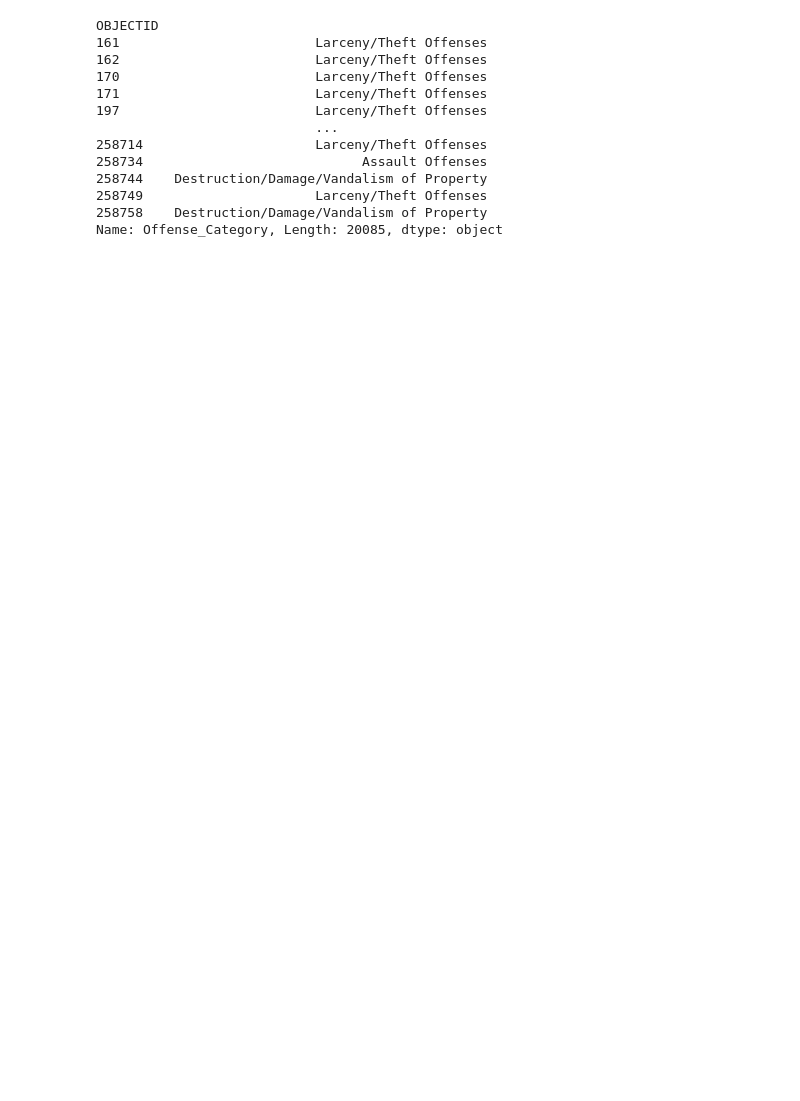
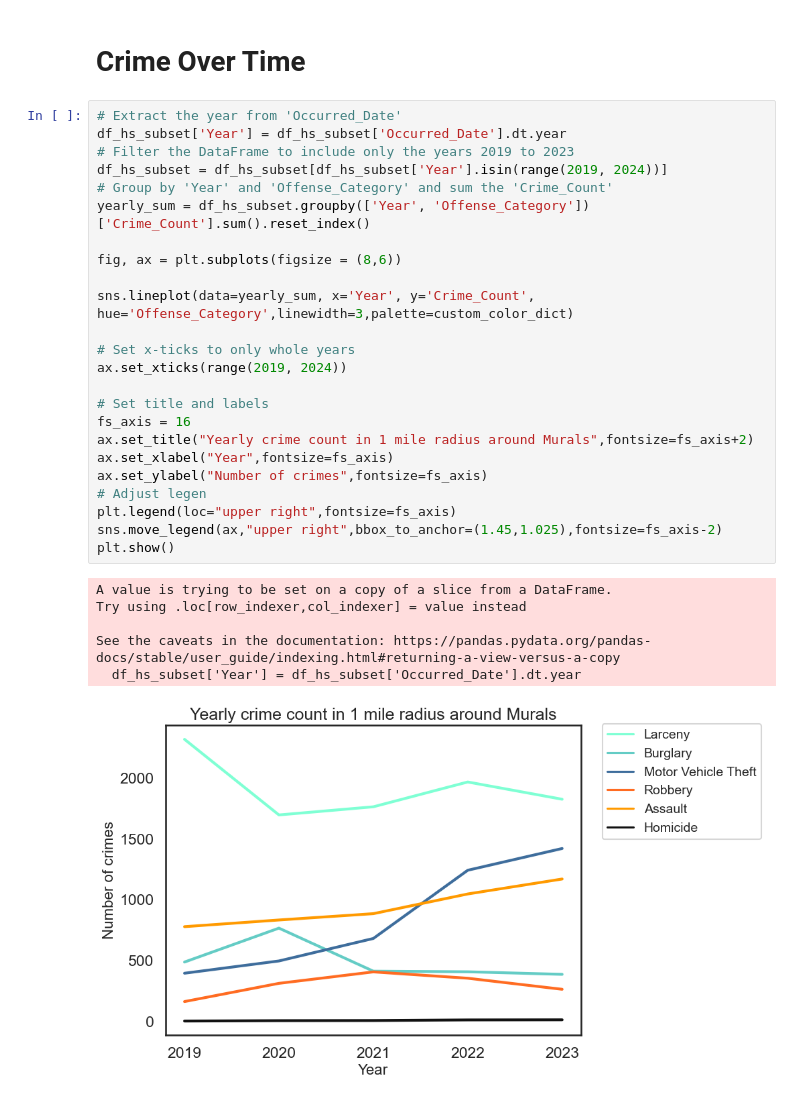
Before and after one commit to obaidkhurram/msp_crime_functions, a Jupyter notebook: MSP_crime.ipynb, the cells around one changed output. Saved outputs shown, nothing was run; the diff lists cells and outputs as text; blank space fills up the shorter version.

```diff
--- a/MSP_crime.ipynb
+++ b/MSP_crime.ipynb
@@ -215,15 +223,33 @@ Text(0.5, 12.44444444444443, '')
+# %% [markdown]
+# Crime Over Time
 # %%
+# Extract the year from 'Occurred_Date'
+df_hs_subset['Year'] = df_hs_subset['Occurred_Date'].dt.year
+# Filter the DataFrame to include only the years 2019 to 2023
+df_hs_subset = df_hs_subset[df_hs_subset['Year'].isin(range(2019, 2024))]
+# Group by 'Year' and 'Offense_Category' and sum the 'Crime_Count'
+yearly_sum = df_hs_subset.groupby(['Year', 'Offense_Category'])['Crime_Count'].sum().reset_index()
+
+fig, ax = plt.subplots(figsize = (8,6))
+
+sns.lineplot(data=yearly_sum, x='Year', y='Crime_Count', hue='Offense_Category',linewidth=3,palette=custom_color_dict)
+
+# Set x-ticks to only whole years
+ax.set_xticks(range(2019, 2024))
+
+# Set title and labels
+fs_axis = 16
+ax.set_title("Yearly crime count in 1 mile radius around Murals",fontsize=fs_axis+2)
+ax.set_xlabel("Year",fontsize=fs_axis)
+ax.set_ylabel("Number of crimes",fontsize=fs_axis)
+# Adjust legen
+plt.legend(loc="upper right",fontsize=fs_axis)
+sns.move_legend(ax,"upper right",bbox_to_anchor=(1.45,1.025),fontsize=fs_axis-2)
+plt.show()
 # %% [output]
-OBJECTID
-161                         Larceny/Theft Offenses
-162                         Larceny/Theft Offenses
-170                         Larceny/Theft Offenses
-171                         Larceny/Theft Offenses
-197                         Larceny/Theft Offenses
-                            ...
-258714                      Larceny/Theft Offenses
-258734                            Assault Offenses
-258744    Destruction/Damage/Vandalism of Property
-258749                      Larceny/Theft Offenses
-258758    Destruction/Damage/Vandalism of Property
-Name: Offense_Category, Length: 20085, dtype: object
+A value is trying to be set on a copy of a slice from a DataFrame.
+Try using .loc[row_indexer,col_indexer] = value instead
+
+See the caveats in the documentation: https://pandas.pydata.org/pandas-docs/stable/user_guide/indexing.html#returning-a-view-versus-a-copy
+  df_hs_subset['Year'] = df_hs_subset['Occurred_Date'].dt.year
+[figure, added]
```
Also changed, not shown: parts of 37 cells of this notebook, 1 other file.
